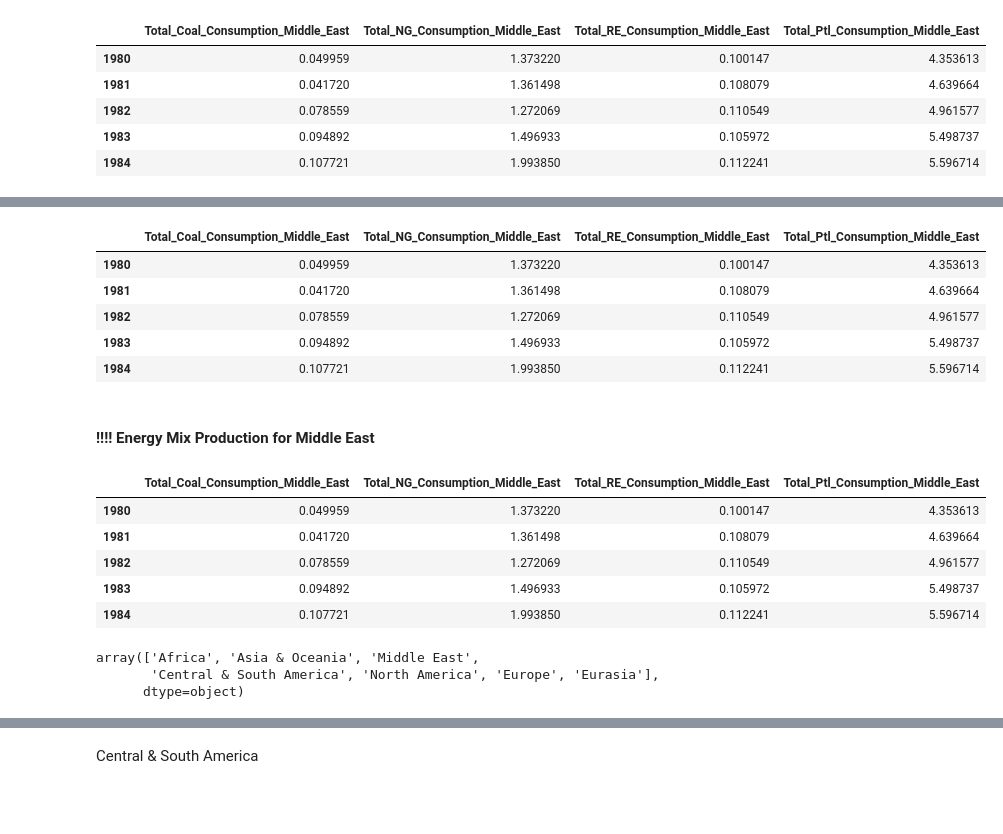
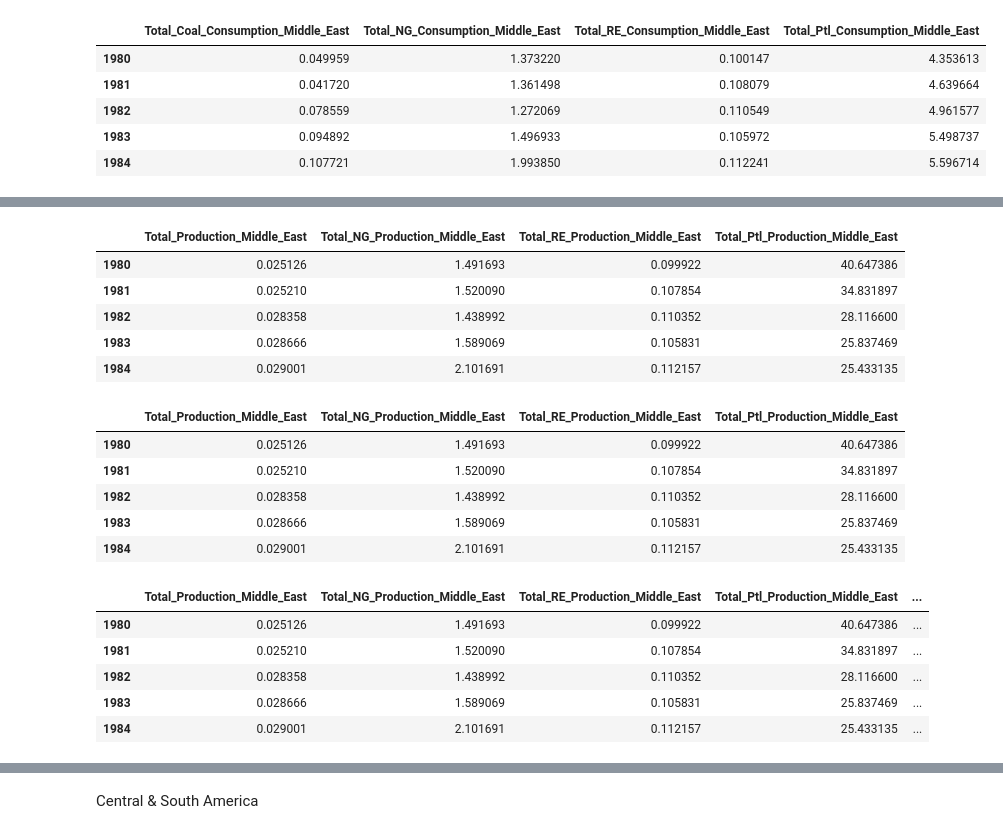
Before and after one commit to lurza/World-Energy-Analysis-main, a Jupyter notebook: Energy_Con_Prod.ipynb, the cells around one changed output, grey strips where cells are left out. Saved outputs shown, nothing was run; the diff lists cells and outputs as text; code cells hidden in the pictures; blank space fills up the shorter version.

Commit message:
visualise ng and petroleum for Middle East

```diff
--- a/Energy_Con_Prod.ipynb
+++ b/Energy_Con_Prod.ipynb
@@ -2509,6 +2445,3 @@ prod_ng_me_sum.head()
 | 1982 | 1.438992 |
 | 1983 | 1.589069 |
 | 1984 | 2.101691 |
-# %%
-prod_ng_me_sum['Change_NG_Production_Middle_East'] = prod_ng_me_sum['Total_NG_Production_Middle_East'].pct_change()*100
-prod_ng_me_sum.head()
@@ -4728,18 +4442,18 @@ fig_energy_mix_me.show()
 # %%
 energy_prod_mix_me = pd.DataFrame()
-energy_prod_mix_me = energy_prod_mix_me.append(con_coal_me_sum['Total_Coal_Consumption_Middle_East'])
-energy_prod_mix_me = energy_prod_mix_me.append(con_ng_me_sum['Total_NG_Consumption_Middle_East'])
-energy_prod_mix_me = energy_prod_mix_me.append(con_re_me_sum['Total_RE_Consumption_Middle_East'])
-energy_prod_mix_me = energy_prod_mix_me.append(con_ptl_me_sum['Total_Ptl_Consumption_Middle_East'])
+energy_prod_mix_me = energy_prod_mix_me.append(prod_coal_me_sum['Total_Production_Middle_East'])
+energy_prod_mix_me = energy_prod_mix_me.append(prod_ng_me_sum['Total_NG_Production_Middle_East'])
+energy_prod_mix_me = energy_prod_mix_me.append(prod_re_me_sum['Total_RE_Production_Middle_East'])
+energy_prod_mix_me = energy_prod_mix_me.append(prod_ptl_me_sum['Total_Ptl_Production_Middle_East'])
 energy_prod_mix_me = energy_prod_mix_me.transpose()
 energy_prod_mix_me.head()
 # %% [output]
-|  | Total_Coal_Consumption_Middle_East | Total_NG_Consumption_Middle_East | Total_RE_Consumption_Middle_East | Total_Ptl_Consumption_Middle_East |
-| 1980 | 0.049959 | 1.373220 | 0.100147 | 4.353613 |
-| 1981 | 0.041720 | 1.361498 | 0.108079 | 4.639664 |
-| 1982 | 0.078559 | 1.272069 | 0.110549 | 4.961577 |
-| 1983 | 0.094892 | 1.496933 | 0.105972 | 5.498737 |
-| 1984 | 0.107721 | 1.993850 | 0.112241 | 5.596714 |
+|  | Total_Production_Middle_East | Total_NG_Production_Middle_East | Total_RE_Production_Middle_East | Total_Ptl_Production_Middle_East |
+| 1980 | 0.025126 | 1.491693 | 0.099922 | 40.647386 |
+| 1981 | 0.025210 | 1.520090 | 0.107854 | 34.831897 |
+| 1982 | 0.028358 | 1.438992 | 0.110352 | 28.116600 |
+| 1983 | 0.028666 | 1.589069 | 0.105831 | 25.837469 |
+| 1984 | 0.029001 | 2.101691 | 0.112157 | 25.433135 |
 # %%
 fig_energy_portion_me = go.Figure()
 fig_energy_portion_me = fig_energy_portion_me.add_trace(go.Bar(x=energy_mix_me.index, y=energy_mix_me['Coal_Portion'], name='Coal'))
@@ -4748,20 +4462,22 @@ fig_energy_portion_me = fig_energy_portion_me.add_trace(go.Bar(x=energy_mix_me.i
 fig_energy_portion_me = fig_energy_portion_me.add_trace(go.Bar(x=energy_mix_me.index, y=energy_mix_me['PTL_Portion'], name='Petroleum'))
 fig_energy_portion_me = fig_energy_portion_me.update_layout(title='Energy Mix Consumption for Middle East  1980 - 2021',barmode= 'stack')
 fig_energy_portion_me.show()
-# %% [markdown]
-#### !!!! Energy Mix Production for Middle East
 # %%
 energy_prod_mix_me.head()
 # %% [output]
-|  | Total_Coal_Consumption_Middle_East | Total_NG_Consumption_Middle_East | Total_RE_Consumption_Middle_East | Total_Ptl_Consumption_Middle_East |
-| 1980 | 0.049959 | 1.373220 | 0.100147 | 4.353613 |
-| 1981 | 0.041720 | 1.361498 | 0.108079 | 4.639664 |
-| 1982 | 0.078559 | 1.272069 | 0.110549 | 4.961577 |
-| 1983 | 0.094892 | 1.496933 | 0.105972 | 5.498737 |
-| 1984 | 0.107721 | 1.993850 | 0.112241 | 5.596714 |
+|  | Total_Production_Middle_East | Total_NG_Production_Middle_East | Total_RE_Production_Middle_East | Total_Ptl_Production_Middle_East |
+| 1980 | 0.025126 | 1.491693 | 0.099922 | 40.647386 |
+| 1981 | 0.025210 | 1.520090 | 0.107854 | 34.831897 |
+| 1982 | 0.028358 | 1.438992 | 0.110352 | 28.116600 |
+| 1983 | 0.028666 | 1.589069 | 0.105831 | 25.837469 |
+| 1984 | 0.029001 | 2.101691 | 0.112157 | 25.433135 |
-# %%
-con_coal['Continent'].unique()
-# %% [output]
-array(['Africa', 'Asia & Oceania', 'Middle East',
-       'Central & South America', 'North America', 'Europe', 'Eurasia'],
-      dtype=object)
+# %%
+energy_prod_mix_me['Total_Energy_Consumption'] = energy_prod_mix_me.sum(axis=1)
+energy_prod_mix_me.head()
+# %% [output]
+|  | Total_Production_Middle_East | Total_NG_Production_Middle_East | Total_RE_Production_Middle_East | Total_Ptl_Production_Middle_East | ... |
+| 1980 | 0.025126 | 1.491693 | 0.099922 | 40.647386 | ... |
+| 1981 | 0.025210 | 1.520090 | 0.107854 | 34.831897 | ... |
+| 1982 | 0.028358 | 1.438992 | 0.110352 | 28.116600 | ... |
+| 1983 | 0.028666 | 1.589069 | 0.105831 | 25.837469 | ... |
+| 1984 | 0.029001 | 2.101691 | 0.112157 | 25.433135 | ... |
```
Also changed, not shown: parts of 55 cells of this notebook.
